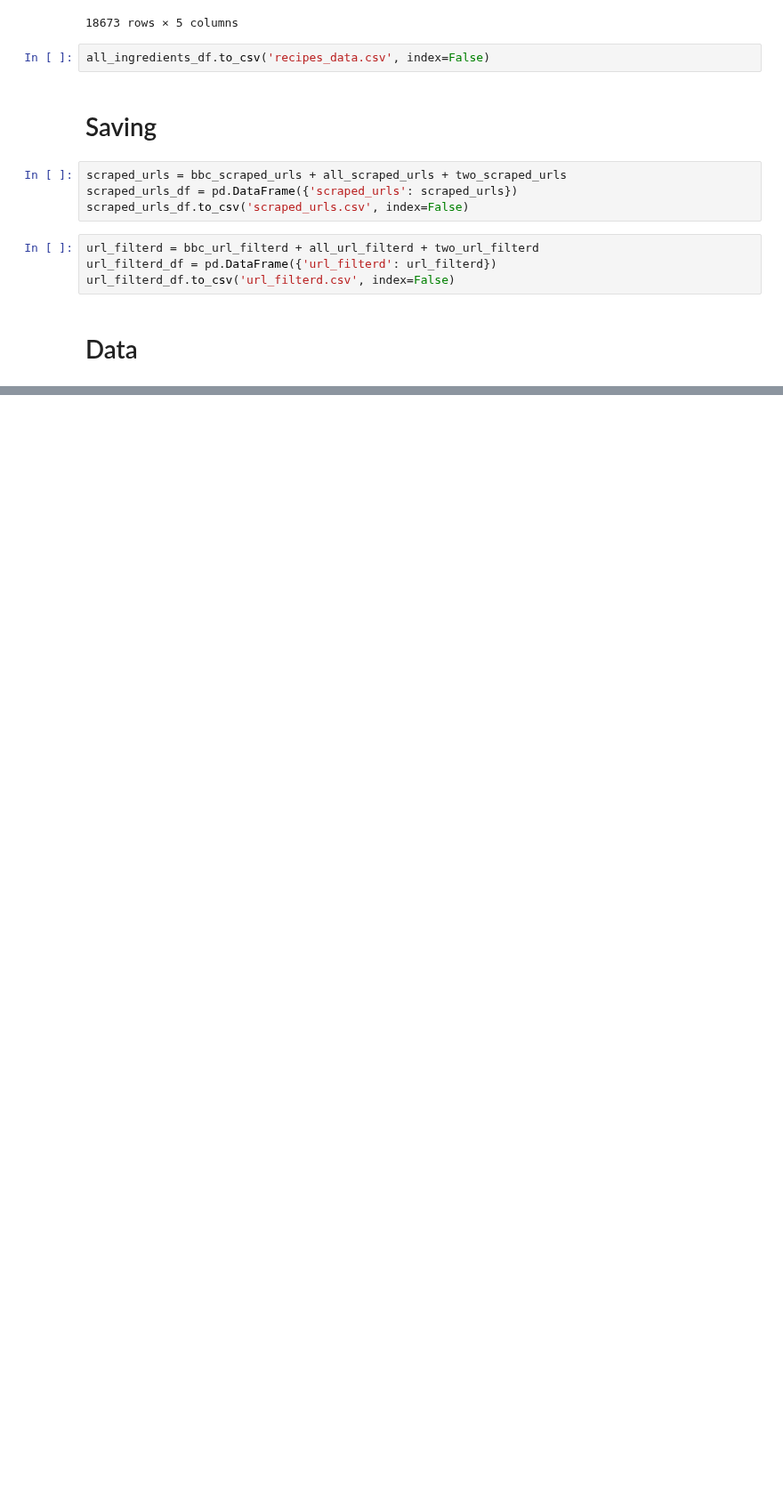
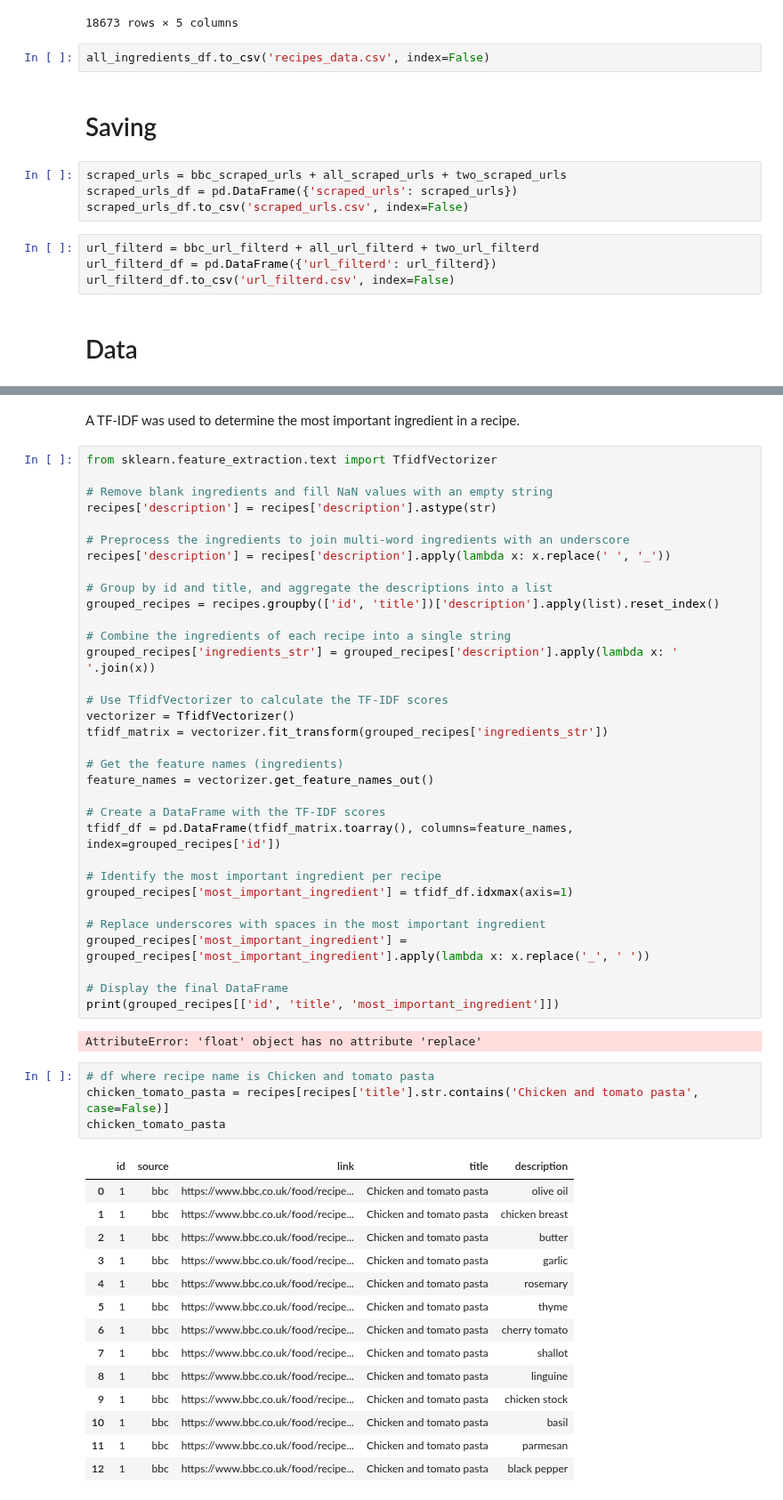
Before and after one commit to AfonsoCunha22/ComputationalToolsProject, a Jupyter notebook: 2_Recipe_Scrapping.ipynb, the cells around one changed output, grey strips where cells are left out. Shown at 89% size. Saved outputs shown, nothing was run; the diff lists cells and outputs as text; blank space fills up the shorter version.

```diff
--- a/2_Recipe_Scrapping.ipynb
+++ b/2_Recipe_Scrapping.ipynb
@@ -359,0 +534,56 @@ Total amount of stop words: 2102
+# %% [markdown]
+A TF-IDF was used to determine the most important ingredient in a recipe.
+# %%
+from sklearn.feature_extraction.text import TfidfVectorizer
+
+# Remove blank ingredients and fill NaN values with an empty string
+recipes['description'] = recipes['description'].astype(str)
+
+# Preprocess the ingredients to join multi-word ingredients with an underscore
+recipes['description'] = recipes['description'].apply(lambda x: x.replace(' ', '_'))
+
+# Group by id and title, and aggregate the descriptions into a list
+grouped_recipes = recipes.groupby(['id', 'title'])['description'].apply(list).reset_index()
+
+# Combine the ingredients of each recipe into a single string
+grouped_recipes['ingredients_str'] = grouped_recipes['description'].apply(lambda x: ' '.join(x))
+
+# Use TfidfVectorizer to calculate the TF-IDF scores
+vectorizer = TfidfVectorizer()
+tfidf_matrix = vectorizer.fit_transform(grouped_recipes['ingredients_str'])
+
+# Get the feature names (ingredients)
+feature_names = vectorizer.get_feature_names_out()
+
+# Create a DataFrame with the TF-IDF scores
+tfidf_df = pd.DataFrame(tfidf_matrix.toarray(), columns=feature_names, index=grouped_recipes['id'])
+
+# Identify the most important ingredient per recipe
+grouped_recipes['most_important_ingredient'] = tfidf_df.idxmax(axis=1)
+
+# Replace underscores with spaces in the most important ingredient
+grouped_recipes['most_important_ingredient'] = grouped_recipes['most_important_ingredient'].apply(lambda x: x.replace('_', ' '))
+
+# Display the final DataFrame
+print(grouped_recipes[['id', 'title', 'most_important_ingredient']])
+# %% [output]
+AttributeError: 'float' object has no attribute 'replace'
+# %%
+# df where recipe name is Chicken and tomato pasta
+chicken_tomato_pasta = recipes[recipes['title'].str.contains('Chicken and tomato pasta', case=False)]
+chicken_tomato_pasta
+# %% [output]
+|  | id | source | link | title | description |
+| 0 | 1 | bbc | https://www.bbc.co.uk/food/recipe... | Chicken and tomato pasta | olive oil |
+| 1 | 1 | bbc | https://www.bbc.co.uk/food/recipe... | Chicken and tomato pasta | chicken breast |
+| 2 | 1 | bbc | https://www.bbc.co.uk/food/recipe... | Chicken and tomato pasta | butter |
+| 3 | 1 | bbc | https://www.bbc.co.uk/food/recipe... | Chicken and tomato pasta | garlic |
+| 4 | 1 | bbc | https://www.bbc.co.uk/food/recipe... | Chicken and tomato pasta | rosemary |
+| 5 | 1 | bbc | https://www.bbc.co.uk/food/recipe... | Chicken and tomato pasta | thyme |
+| 6 | 1 | bbc | https://www.bbc.co.uk/food/recipe... | Chicken and tomato pasta | cherry tomato |
+| 7 | 1 | bbc | https://www.bbc.co.uk/food/recipe... | Chicken and tomato pasta | shallot |
+| 8 | 1 | bbc | https://www.bbc.co.uk/food/recipe... | Chicken and tomato pasta | linguine |
+| 9 | 1 | bbc | https://www.bbc.co.uk/food/recipe... | Chicken and tomato pasta | chicken stock |
+| 10 | 1 | bbc | https://www.bbc.co.uk/food/recipe... | Chicken and tomato pasta | basil |
+| 11 | 1 | bbc | https://www.bbc.co.uk/food/recipe... | Chicken and tomato pasta | parmesan |
+| 12 | 1 | bbc | https://www.bbc.co.uk/food/recipe... | Chicken and tomato pasta | black pepper |
```
Also changed, not shown: parts of 18 cells of this notebook, 1 other file.
